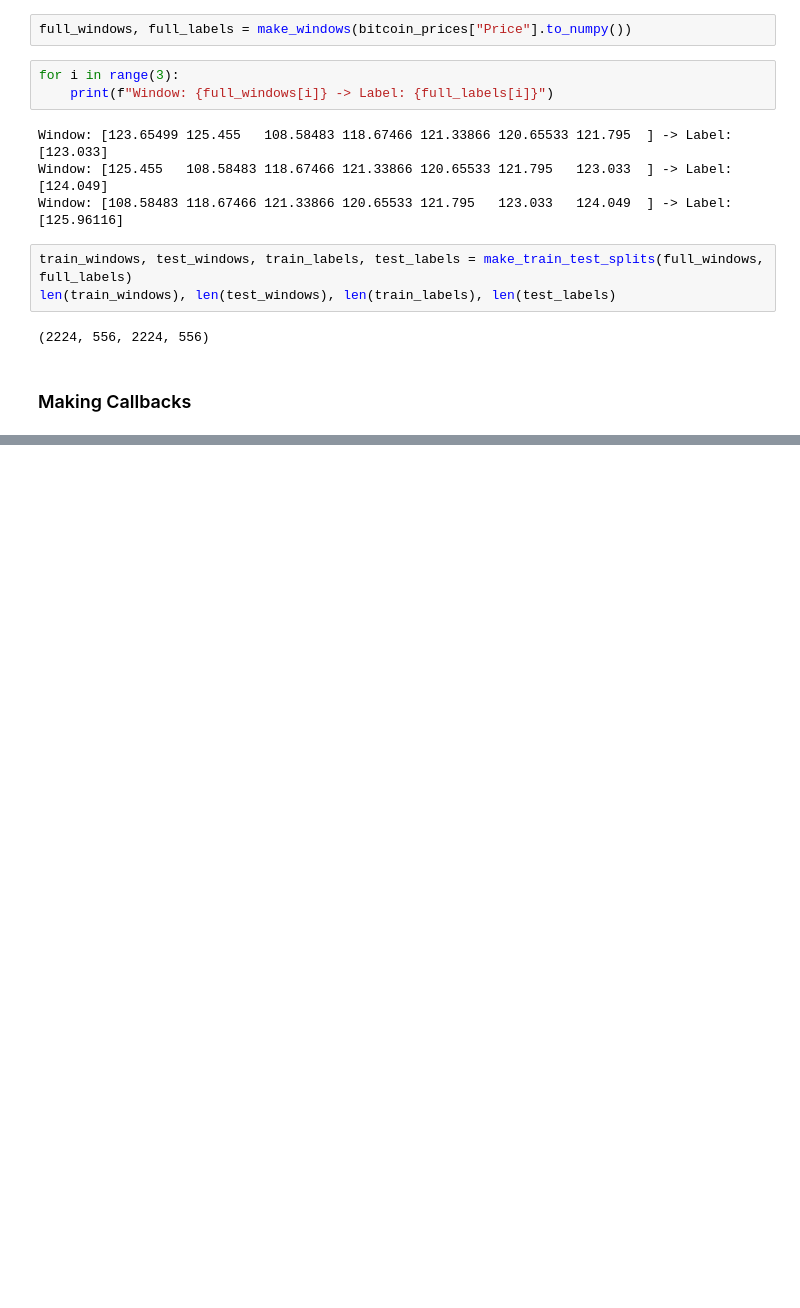
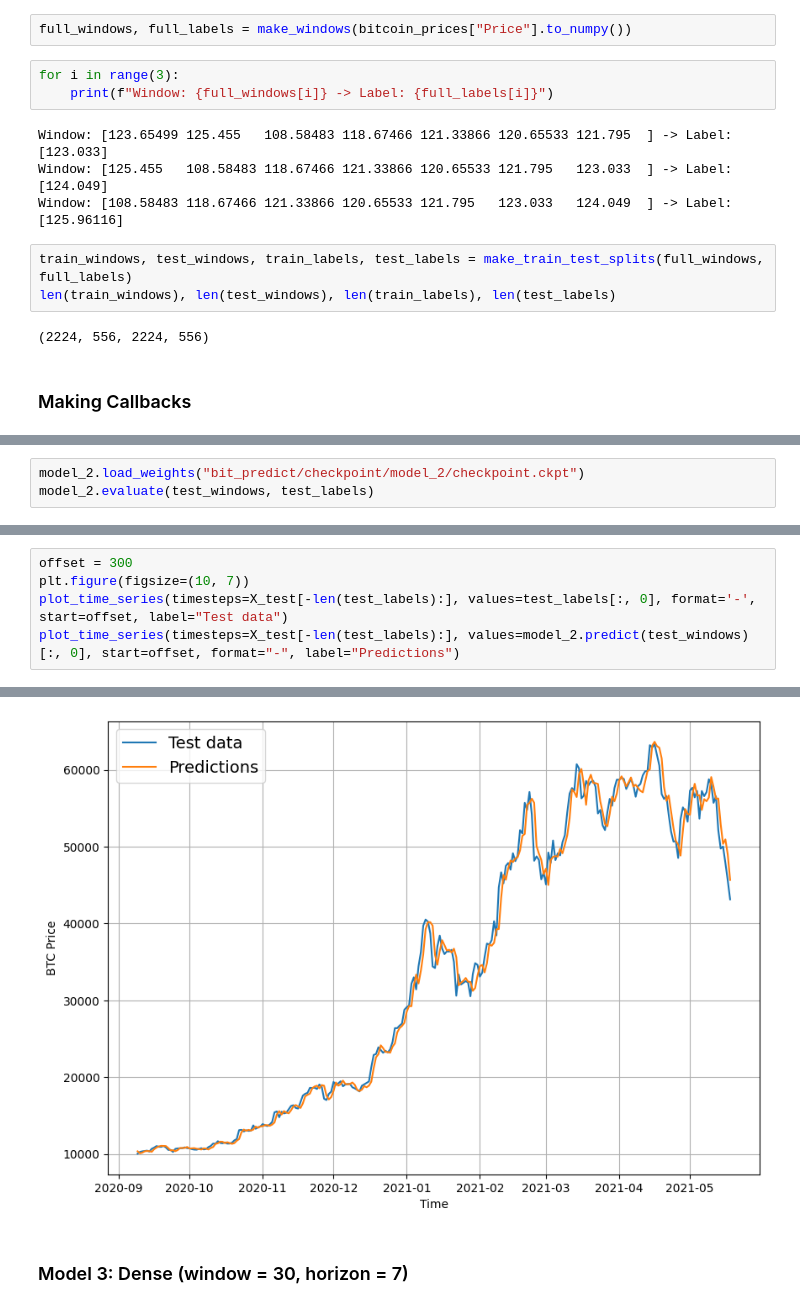
Before and after one commit to mufaddalhamidofficial/tensorflow_course, a Jupyter notebook: 10_bitpredict.ipynb, the cells around one changed output, grey strips where cells are left out. Cells and saved outputs as stored; diff of their text form; blank space fills up the shorter version.

```diff
--- a/10_bitpredict.ipynb
+++ b/10_bitpredict.ipynb
@@ -323,0 +458,3 @@ def get_callbacks(experiment_name, use_early_stopping = False, patience=3):
+# %%
+model_2.load_weights("bit_predict/checkpoint/model_2/checkpoint.ckpt")
+model_2.evaluate(test_windows, test_labels)
@@ -323,0 +474,6 @@ def get_callbacks(experiment_name, use_early_stopping = False, patience=3):
+# %%
+offset = 300
+plt.figure(figsize=(10, 7))
+plot_time_series(timesteps=X_test[-len(test_labels):], values=test_labels[:, 0], format='-', start=offset, label="Test data")
+plot_time_series(timesteps=X_test[-len(test_labels):], values=model_2.predict(test_windows)[:, 0], start=offset, format="-", label="Predictions")
+# %% [output]
@@ -323,0 +481,3 @@ def get_callbacks(experiment_name, use_early_stopping = False, patience=3):
+[figure, added]
+# %% [markdown]
+### Model 3: Dense (window = 30, horizon = 7)
```
Also changed, not shown: parts of 28 cells of this notebook, 2 other files.
